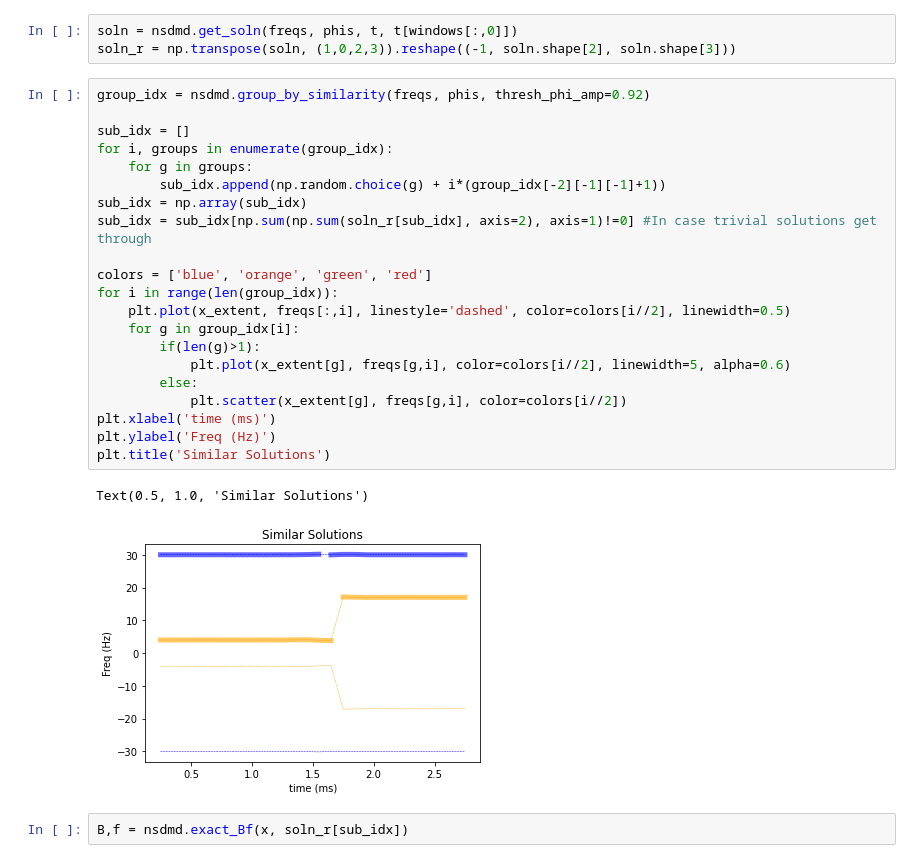
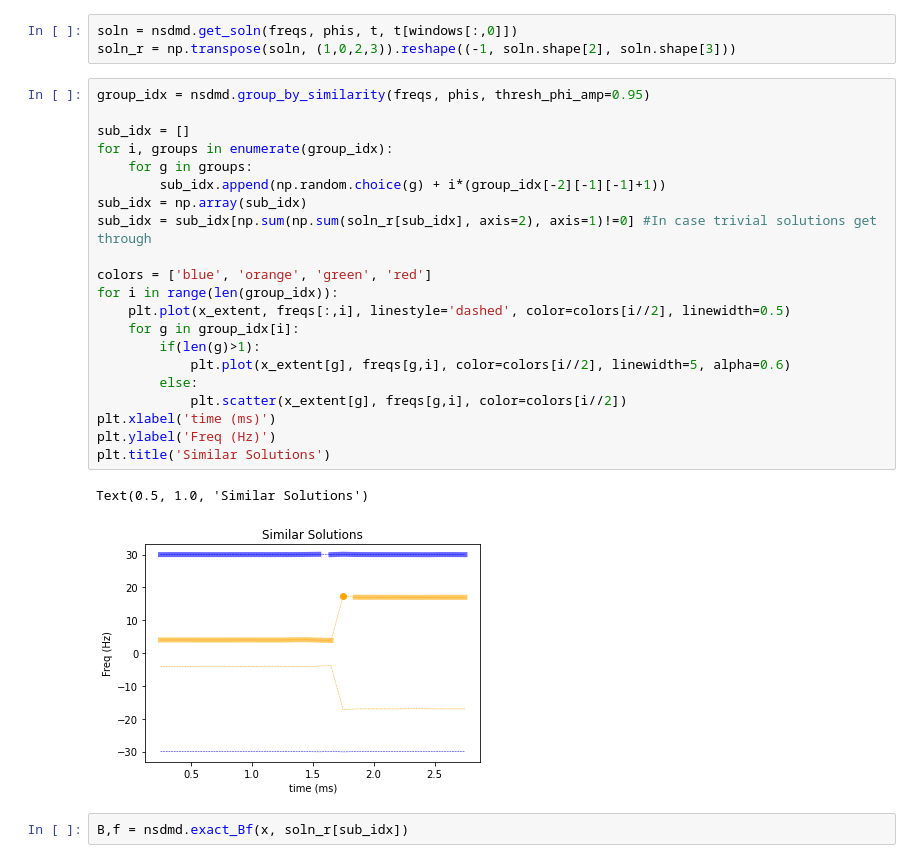
Before and after one commit to learning-2-learn/nsdmd, a Jupyter notebook: examples/two_network_demo.ipynb, the cells around one changed output. Cells and saved outputs as stored; diff of their text form.

```diff
--- a/examples/two_network_demo.ipynb
+++ b/examples/two_network_demo.ipynb
@@ -74,29 +74,29 @@ Text(0, 0.5, 'Freq (Hz)')
 soln = nsdmd.get_soln(freqs, phis, t, t[windows[:,0]])
 soln_r = np.transpose(soln, (1,0,2,3)).reshape((-1, soln.shape[2], soln.shape[3]))
 # %%
-group_idx = nsdmd.group_by_similarity(freqs, phis, thresh_phi_amp=0.92)
+group_idx = nsdmd.group_by_similarity(freqs, phis, thresh_phi_amp=0.95)
 
 sub_idx = []
 for i, groups in enumerate(group_idx):
     for g in groups:
         sub_idx.append(np.random.choice(g) + i*(group_idx[-2][-1][-1]+1))
 sub_idx = np.array(sub_idx)
 sub_idx = sub_idx[np.sum(np.sum(soln_r[sub_idx], axis=2), axis=1)!=0] #In case trivial solutions get through
 
 colors = ['blue', 'orange', 'green', 'red']
 for i in range(len(group_idx)):
     plt.plot(x_extent, freqs[:,i], linestyle='dashed', color=colors[i//2], linewidth=0.5)
     for g in group_idx[i]:
         if(len(g)>1):
             plt.plot(x_extent[g], freqs[g,i], color=colors[i//2], linewidth=5, alpha=0.6)
         else:
             plt.scatter(x_extent[g], freqs[g,i], color=colors[i//2])
 plt.xlabel('time (ms)')
 plt.ylabel('Freq (Hz)')
 plt.title('Similar Solutions')
 # %% [output]
 Text(0.5, 1.0, 'Similar Solutions')
-[figure, old version]
+[figure, new version]
 # %%
 B,f = nsdmd.exact_Bf(x, soln_r[sub_idx])
 # %%
```
Also changed, not shown: parts of 7 cells of this notebook, 2 other files.
